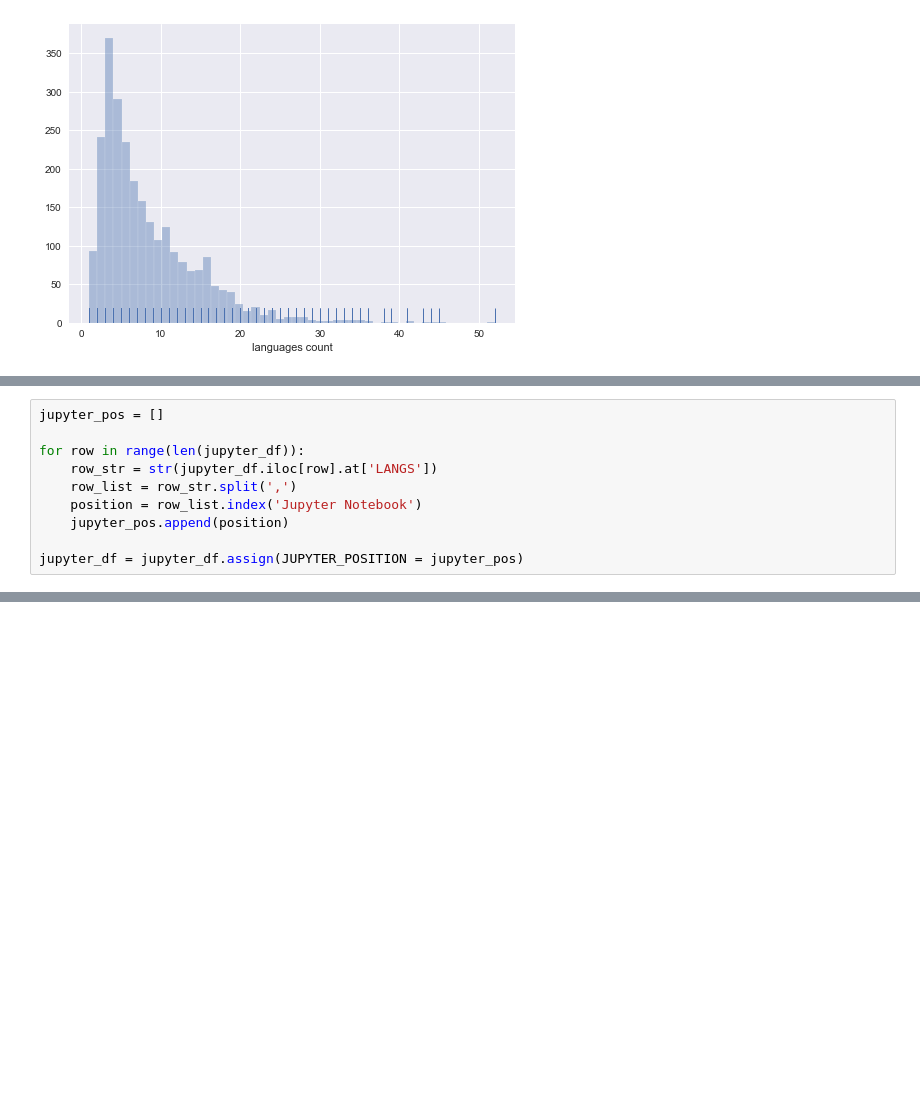
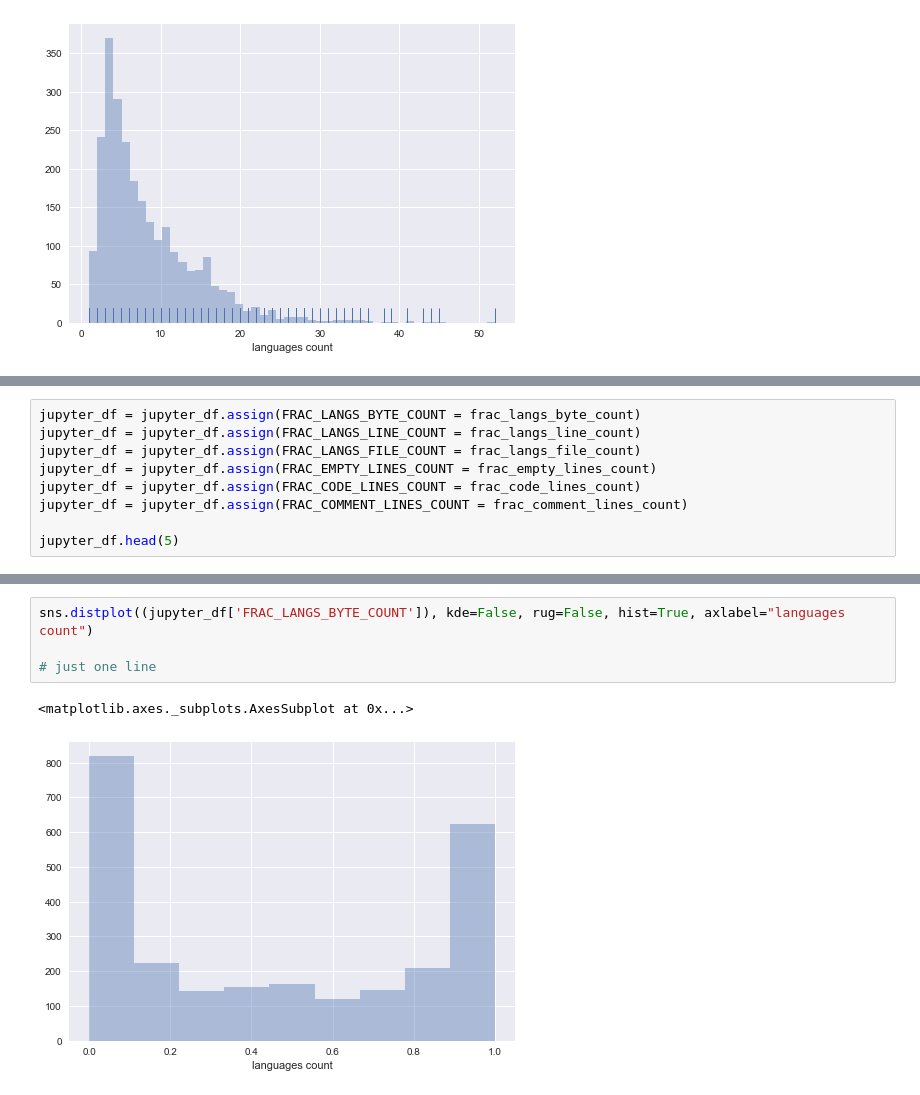
Before and after one commit to gomesfernanda/PGA_study, a Jupyter notebook: PGA_study.ipynb, the cells around one changed output, grey strips where cells are left out. Saved outputs shown, nothing was run; the diff lists cells and outputs as text; blank space fills up the shorter version.

Commit message:
seeing relation between Jupyter stats

```diff
--- a/PGA_study.ipynb
+++ b/PGA_study.ipynb
@@ -99,10 +103,0 @@ Now we'll check the position of Jupyter Notebooks in `LANGS` column, to study fu
-# %%
-jupyter_pos = []
-
-for row in range(len(jupyter_df)):
-    row_str = str(jupyter_df.iloc[row].at['LANGS'])
-    row_list = row_str.split(',')
-    position = row_list.index('Jupyter Notebook')
-    jupyter_pos.append(position)
-
-jupyter_df = jupyter_df.assign(JUPYTER_POSITION = jupyter_pos)
@@ -108,0 +165,9 @@ jupyter_df = jupyter_df.assign(JUPYTER_POSITION = jupyter_pos)
+# %%
+jupyter_df = jupyter_df.assign(FRAC_LANGS_BYTE_COUNT = frac_langs_byte_count)
+jupyter_df = jupyter_df.assign(FRAC_LANGS_LINE_COUNT = frac_langs_line_count)
+jupyter_df = jupyter_df.assign(FRAC_LANGS_FILE_COUNT = frac_langs_file_count)
+jupyter_df = jupyter_df.assign(FRAC_EMPTY_LINES_COUNT = frac_empty_lines_count)
+jupyter_df = jupyter_df.assign(FRAC_CODE_LINES_COUNT = frac_code_lines_count)
+jupyter_df = jupyter_df.assign(FRAC_COMMENT_LINES_COUNT = frac_comment_lines_count)
+
+jupyter_df.head(5)
@@ -108,0 +204,7 @@ jupyter_df = jupyter_df.assign(JUPYTER_POSITION = jupyter_pos)
+# %%
+sns.distplot((jupyter_df['FRAC_LANGS_BYTE_COUNT']), kde=False, rug=False, hist=True, axlabel="languages count")
+
+# just one line
+# %% [output]
+<matplotlib.axes._subplots.AxesSubplot at 0x...>
+[figure, added]
```
Also changed, not shown: parts of 7 cells of this notebook.
